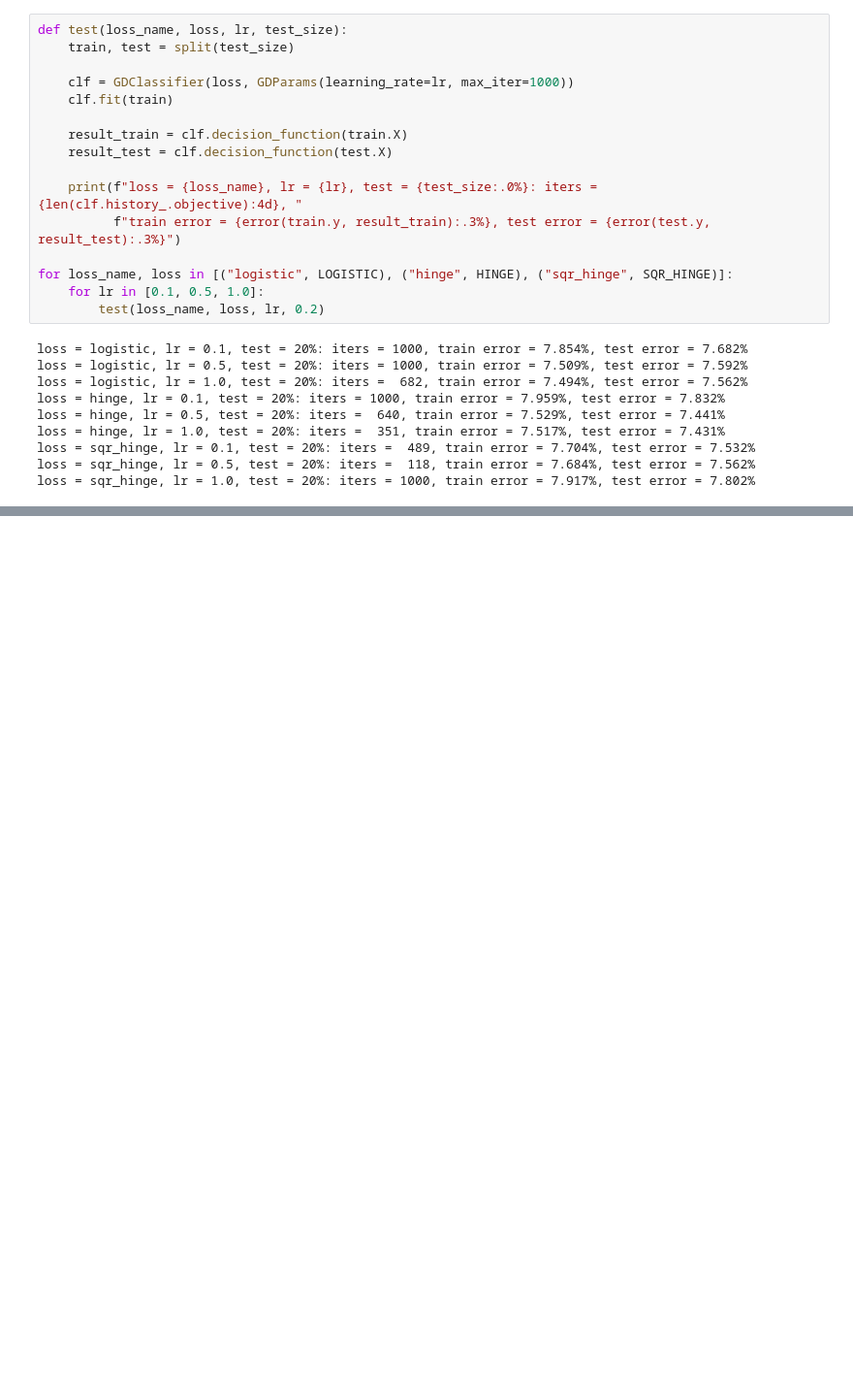
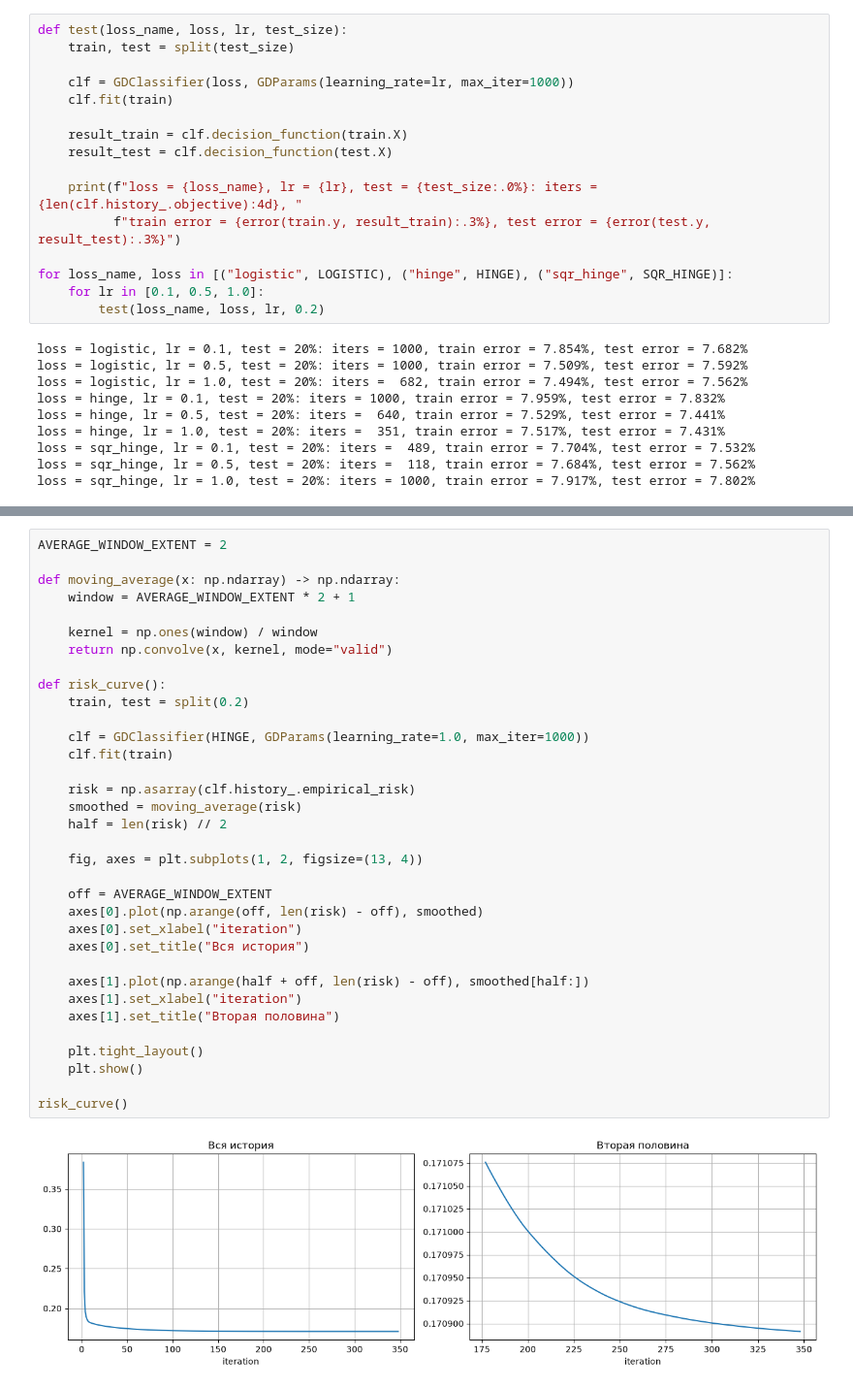
Before and after one commit to FB1-ITMO-CT/sem05_DA_lab01, a Jupyter notebook: notebooks/main.ipynb, the cells around one changed output, grey strips where cells are left out. Shown at 97% size. Saved outputs shown, nothing was run; the diff lists cells and outputs as text; blank space fills up the shorter version.

Commit message:
Added smoothed risk plot.

```diff
--- a/notebooks/main.ipynb
+++ b/notebooks/main.ipynb
@@ -356,0 +386,36 @@ loss = sqr_hinge, lr = 1.0, test = 20%: iters = 1000, train error = 7.917%, test
+# %%
+AVERAGE_WINDOW_EXTENT = 2
+
+def moving_average(x: np.ndarray) -> np.ndarray:
+    window = AVERAGE_WINDOW_EXTENT * 2 + 1
+
+    kernel = np.ones(window) / window
+    return np.convolve(x, kernel, mode="valid")
+
+def risk_curve():
+    train, test = split(0.2)
+
+    clf = GDClassifier(HINGE, GDParams(learning_rate=1.0, max_iter=1000))
+    clf.fit(train)
+
+    risk = np.asarray(clf.history_.empirical_risk)
+    smoothed = moving_average(risk)
+    half = len(risk) // 2
+
+    fig, axes = plt.subplots(1, 2, figsize=(13, 4))
+
+    off = AVERAGE_WINDOW_EXTENT
+    axes[0].plot(np.arange(off, len(risk) - off), smoothed)
+    axes[0].set_xlabel("iteration")
+    axes[0].set_title("Вся история")
+
+    axes[1].plot(np.arange(half + off, len(risk) - off), smoothed[half:])
+    axes[1].set_xlabel("iteration")
+    axes[1].set_title("Вторая половина")
+
+    plt.tight_layout()
+    plt.show()
+
+risk_curve()
+# %% [output]
+[figure, added]
```
Also changed, not shown: parts of 3 cells of this notebook.
